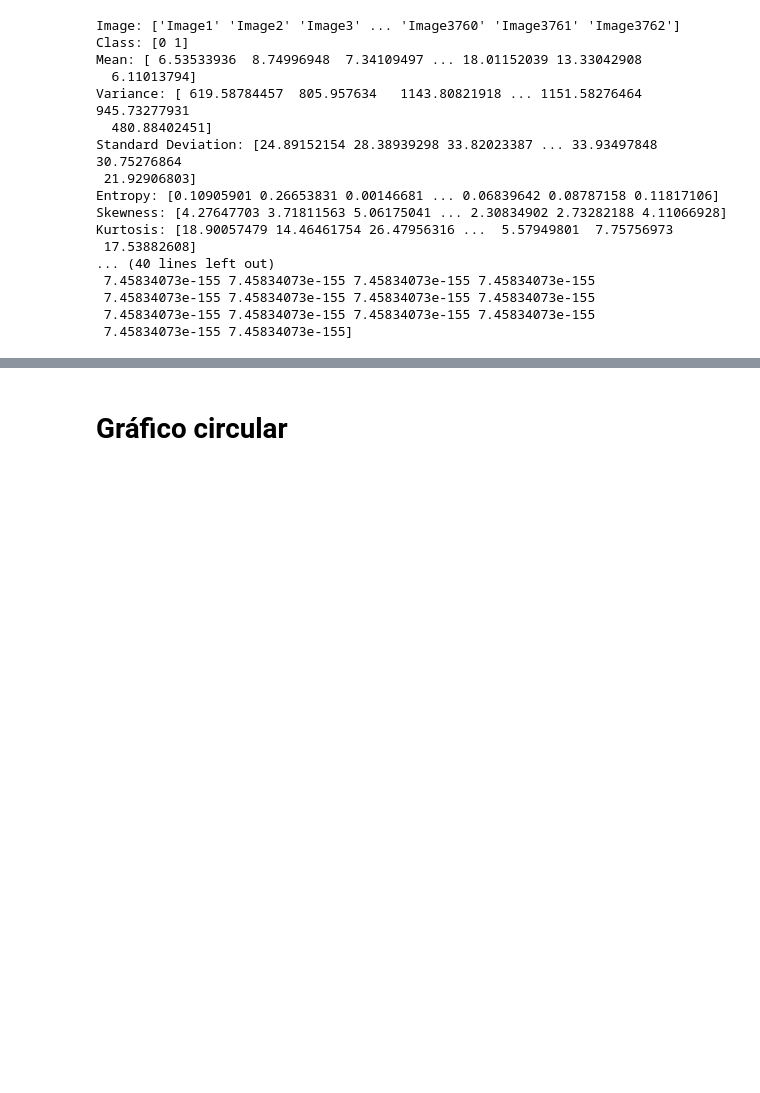
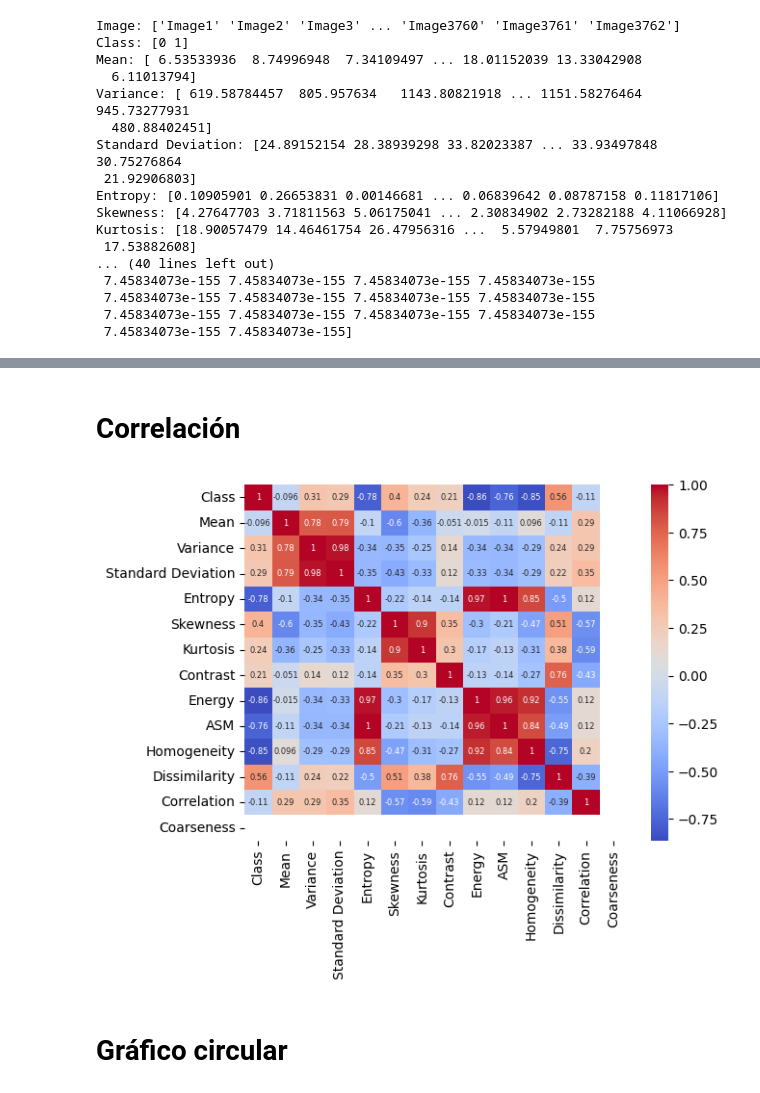
Before and after one commit to andreww44/MachineLearningBrainTumor, a Jupyter notebook: set_limpio_grupo_warmiche_learning.ipynb, the cells around one changed output, grey strips where cells are left out. Cells and saved outputs as stored; diff of their text form; code cells hidden in the pictures; blank space fills up the shorter version.

```diff
--- a/notes.ipynb
+++ b/set_limpio_grupo_warmiche_learning.ipynb
@@ -236,3 +222,11 @@ df_non_tumor = df_brain_tumor[df_brain_tumor["Class"] == 0]
+# %% [markdown]
+# Correlación
+# %%
+numeric_df = df_brain_tumor.select_dtypes(include="number")
+sns.heatmap(numeric_df.corr(method="pearson"), annot=True, cmap='coolwarm', annot_kws={"size": 6})
+plt.show()
+# %% [output]
+[figure, added]
 # %% [markdown]
 # Gráfico circular
 # %%
```
Also changed, not shown: parts of 3 cells of this notebook.
